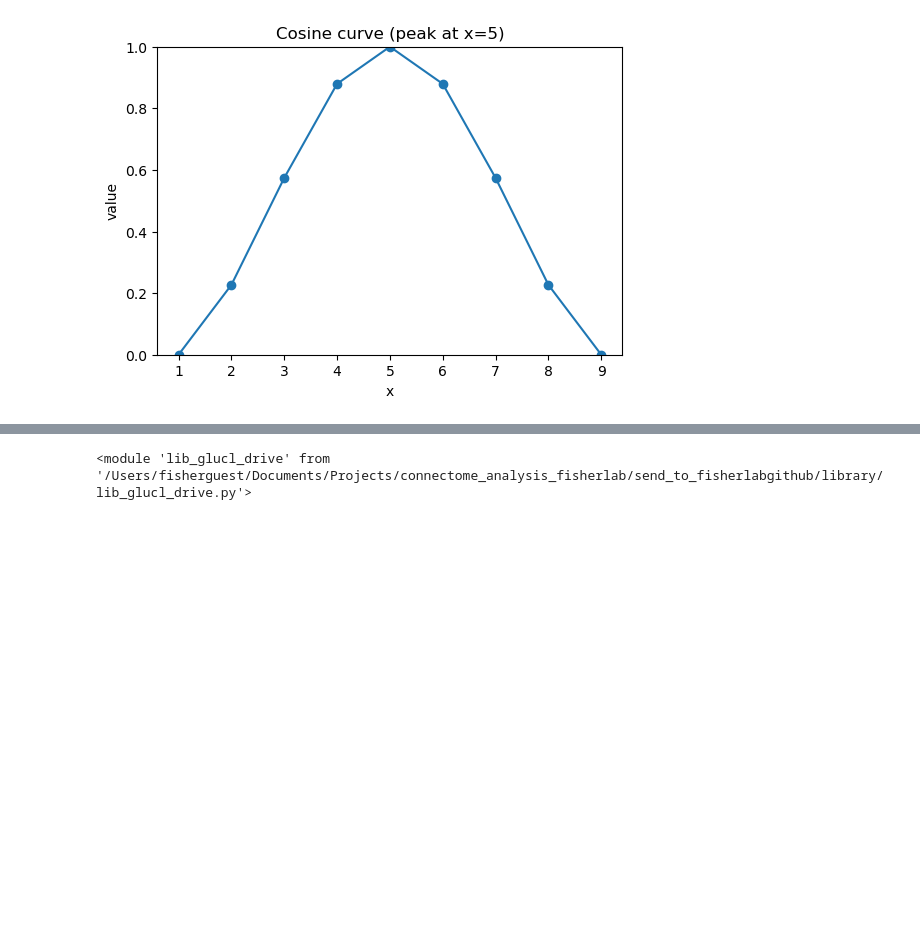
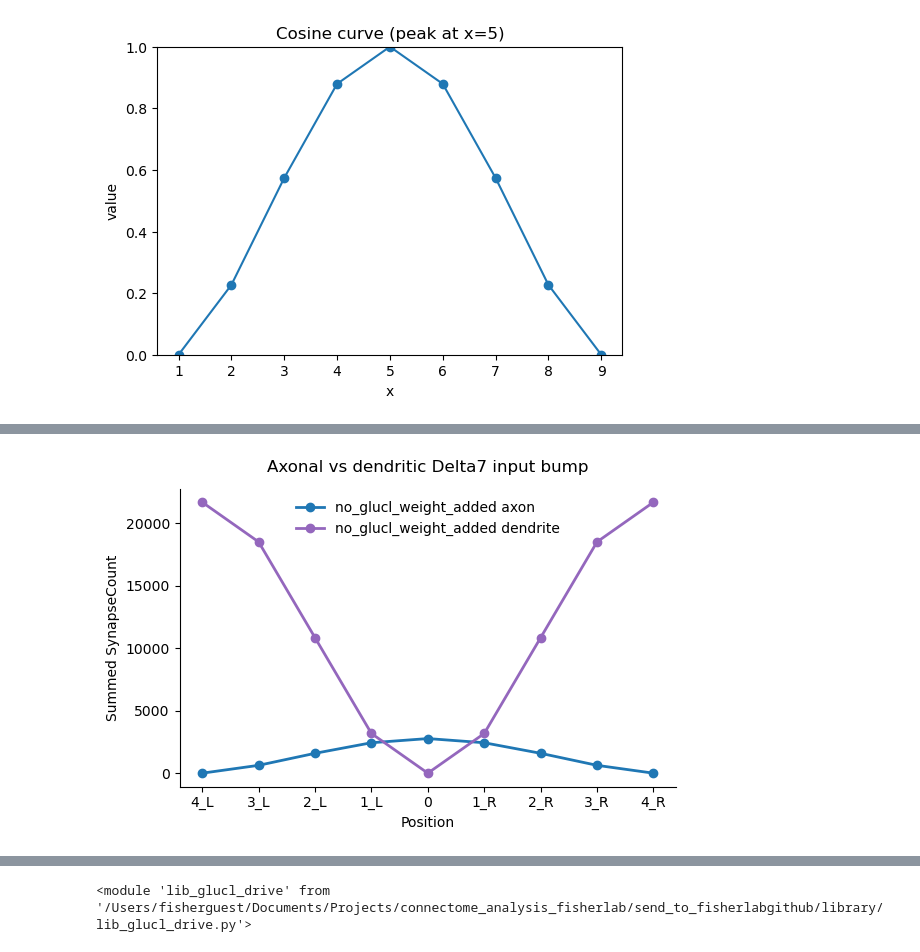
Before and after one commit to sansachenlelele/connectome_analysis_fisherlab, a Jupyter notebook: send_to_fisherlabgithub/notebooks/glucl_drive.ipynb, the cells around one changed output, grey strips where cells are left out. Saved outputs shown, nothing was run; the diff lists cells and outputs as text; code cells hidden in the pictures; blank space fills up the shorter version.

Commit message:
start to do TQ suggestion in the glucl drive analysis

```diff
--- a/send_to_fisherlabgithub/notebooks/glucl_drive.ipynb
+++ b/send_to_fisherlabgithub/notebooks/glucl_drive.ipynb
@@ -225,0 +155,14 @@ synapse_count_table_add_bump_summary
+# %%
+bump_cols = [
+    c
+    for c in synapse_count_table_add_bump.columns
+    if c.startswith("axon_") or c.startswith("dendrite_")]
+
+synapse_count_table_add_bump_summary = pd.DataFrame([synapse_count_table_add_bump[bump_cols].sum()])
+
+synapse_count_table_add_bump_summary.insert(
+    0,
+    "source",
+    "no_glucl_weight_added",)
+
+synapse_count_table_add_bump_summary
@@ -225,0 +172,12 @@ synapse_count_table_add_bump_summary
+# %%
+glucl.plot_axon_dendrite_bump_summary(
+    synapse_count_table_add_bump_summary,
+    title="Axonal vs dendritic Delta7 input bump",
+    ylabel="Summed SynapseCount",
+    axon_colors="tab:blue",
+    dendrite_colors="tab:purple",
+    figsize=(6, 4),
+    # save_svg=results_dir / dataset_name / "Delta7_per_cell" / "axon_dendrite_bump_summary.svg",
+)
+# %% [output]
+[figure, added]
```
Also changed, not shown: parts of 27 cells of this notebook, 3 other files.
